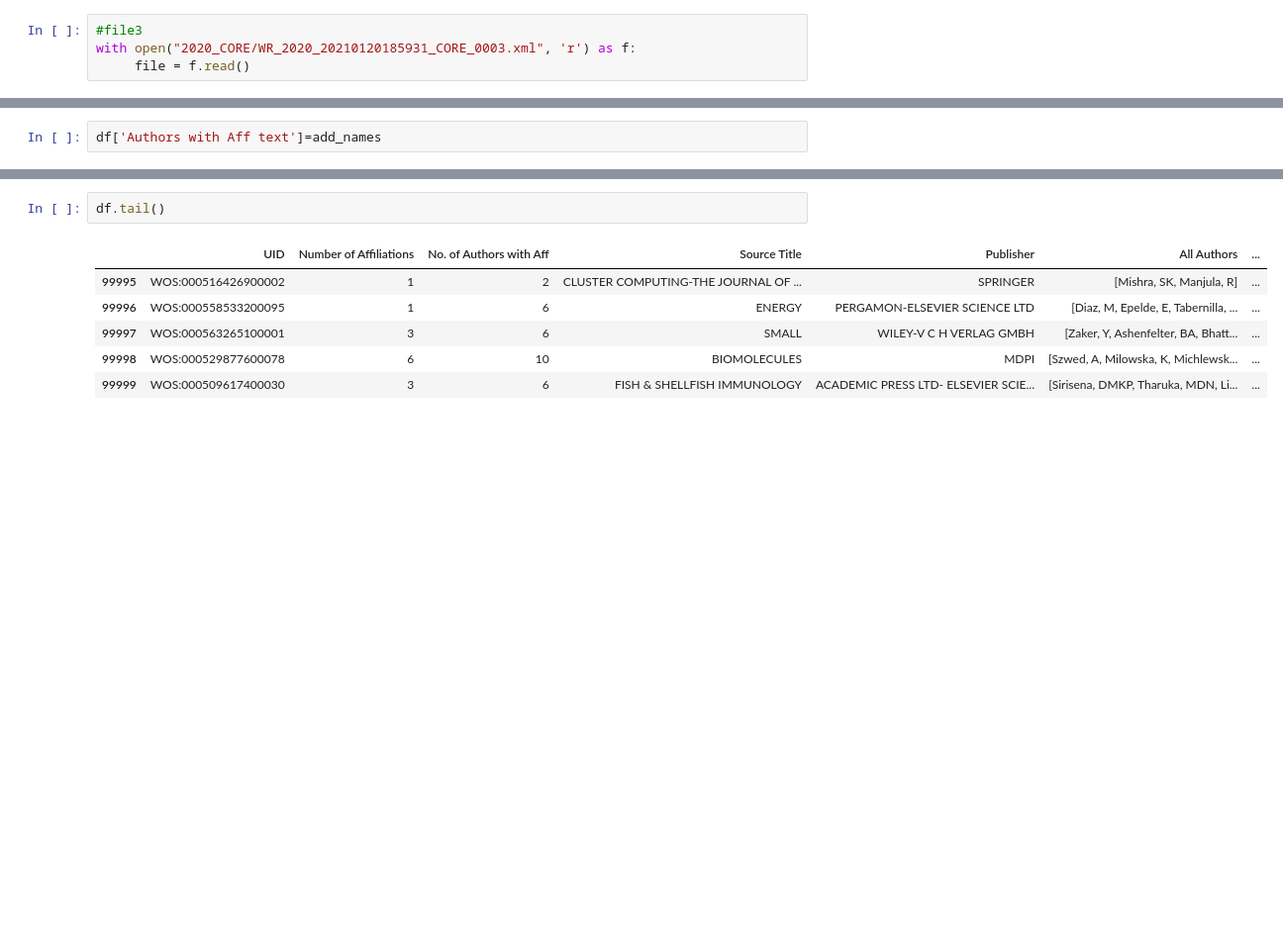
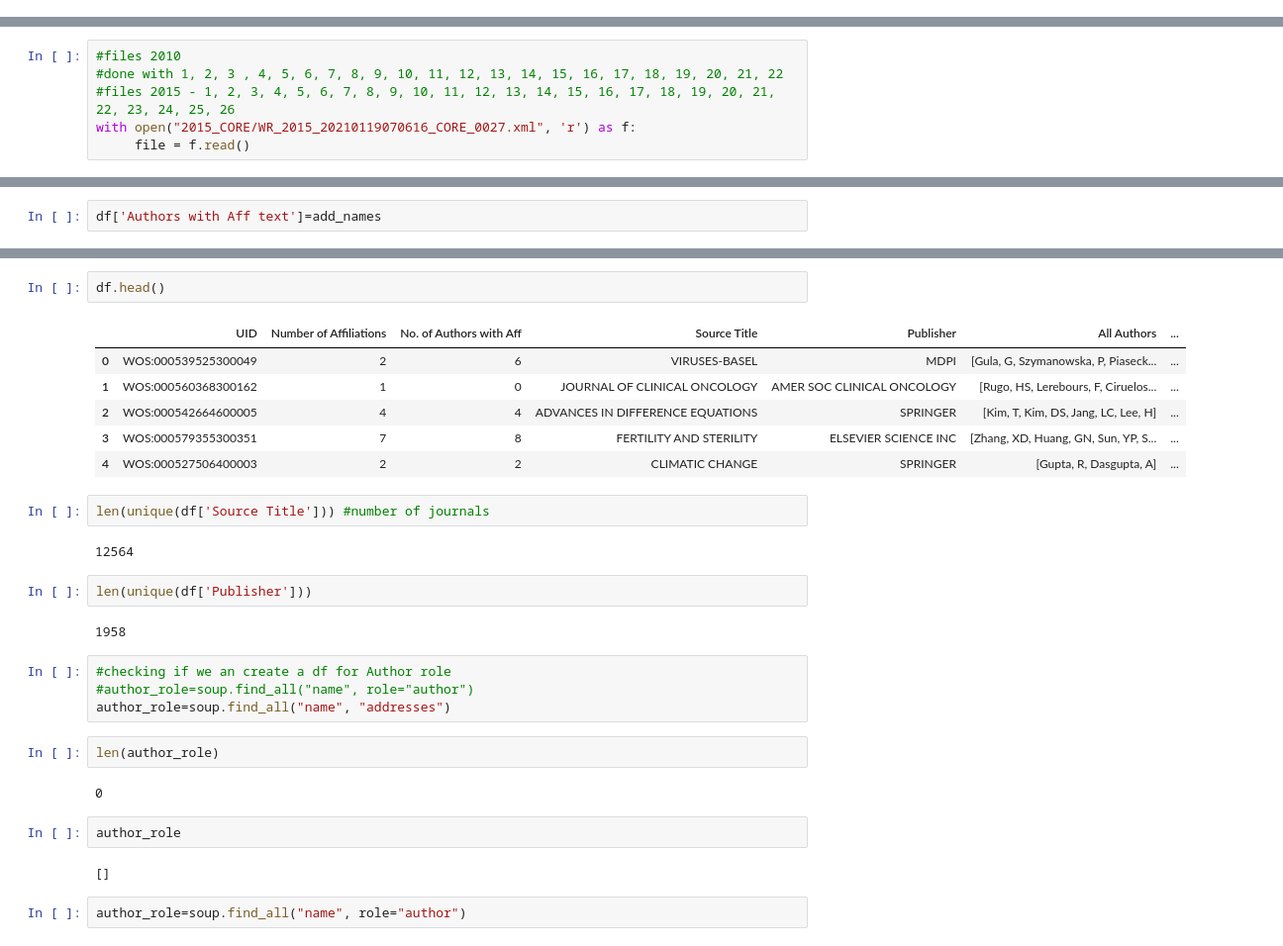
Before and after one commit to sarahsid10/WOS_XML, a Jupyter notebook: Parse_BeautifulSoup_files.ipynb, the cells around one changed output, grey strips where cells are left out. Shown: that part at 99% size. Drawn from its saved outputs; the diff is of its cells as text; blank space fills up the shorter version.

```diff
--- a/Parse_BeautifulSoup_files.ipynb
+++ b/Parse_BeautifulSoup_files.ipynb
@@ -15,4 +12,0 @@ import pandas as pd
-# %%
-#file3
-with open("2020_CORE/WR_2020_20210120185931_CORE_0003.xml", 'r') as f:
-     file = f.read()
@@ -19,3 +86,9 @@ with open("2020_CORE/WR_2020_20210120185931_CORE_0003.xml", 'r') as f:
+# %%
+#files 2010
+#done with 1, 2, 3 , 4, 5, 6, 7, 8, 9, 10, 11, 12, 13, 14, 15, 16, 17, 18, 19, 20, 21, 22
+#files 2015 - 1, 2, 3, 4, 5, 6, 7, 8, 9, 10, 11, 12, 13, 14, 15, 16, 17, 18, 19, 20, 21, 22, 23, 24, 25, 26
+with open("2015_CORE/WR_2015_20210119070616_CORE_0027.xml", 'r') as f:
+     file = f.read()
 # %%
 t0=time.time()
 # %%
@@ -141,9 +297,31 @@ df.head()
 # %%
-df.tail()
+df.head()
 # %% [output]
 |  | UID | Number of Affiliations | No. of Authors with Aff | Source Title | Publisher | All Authors | ... |
-| 99995 | WOS:000516426900002 | 1 | 2 | CLUSTER COMPUTING-THE JOURNAL OF ... | SPRINGER | [Mishra, SK, Manjula, R] | ... |
-| 99996 | WOS:000558533200095 | 1 | 6 | ENERGY | PERGAMON-ELSEVIER SCIENCE LTD | [Diaz, M, Epelde, E, Tabernilla, ... | ... |
-| 99997 | WOS:000563265100001 | 3 | 6 | SMALL | WILEY-V C H VERLAG GMBH | [Zaker, Y, Ashenfelter, BA, Bhatt... | ... |
-| 99998 | WOS:000529877600078 | 6 | 10 | BIOMOLECULES | MDPI | [Szwed, A, Milowska, K, Michlewsk... | ... |
-| 99999 | WOS:000509617400030 | 3 | 6 | FISH & SHELLFISH IMMUNOLOGY | ACADEMIC PRESS LTD- ELSEVIER SCIE... | [Sirisena, DMKP, Tharuka, MDN, Li... | ... |
+| 0 | WOS:000539525300049 | 2 | 6 | VIRUSES-BASEL | MDPI | [Gula, G, Szymanowska, P, Piaseck... | ... |
+| 1 | WOS:000560368300162 | 1 | 0 | JOURNAL OF CLINICAL ONCOLOGY | AMER SOC CLINICAL ONCOLOGY | [Rugo, HS, Lerebours, F, Ciruelos... | ... |
+| 2 | WOS:000542664600005 | 4 | 4 | ADVANCES IN DIFFERENCE EQUATIONS | SPRINGER | [Kim, T, Kim, DS, Jang, LC, Lee, H] | ... |
+| 3 | WOS:000579355300351 | 7 | 8 | FERTILITY AND STERILITY | ELSEVIER SCIENCE INC | [Zhang, XD, Huang, GN, Sun, YP, S... | ... |
+| 4 | WOS:000527506400003 | 2 | 2 | CLIMATIC CHANGE | SPRINGER | [Gupta, R, Dasgupta, A] | ... |
+# %%
+len(unique(df['Source Title'])) #number of journals
+# %% [output]
+12564
+# %%
+len(unique(df['Publisher']))
+# %% [output]
+1958
+# %%
+#checking if we an create a df for Author role
+#author_role=soup.find_all("name", role="author")
+author_role=soup.find_all("name", "addresses")
+# %%
+len(author_role)
+# %% [output]
+0
+# %%
+author_role
+# %% [output]
+[]
+# %%
+author_role=soup.find_all("name", role="author")
```
Also changed, not shown: parts of 34 cells of this notebook.
